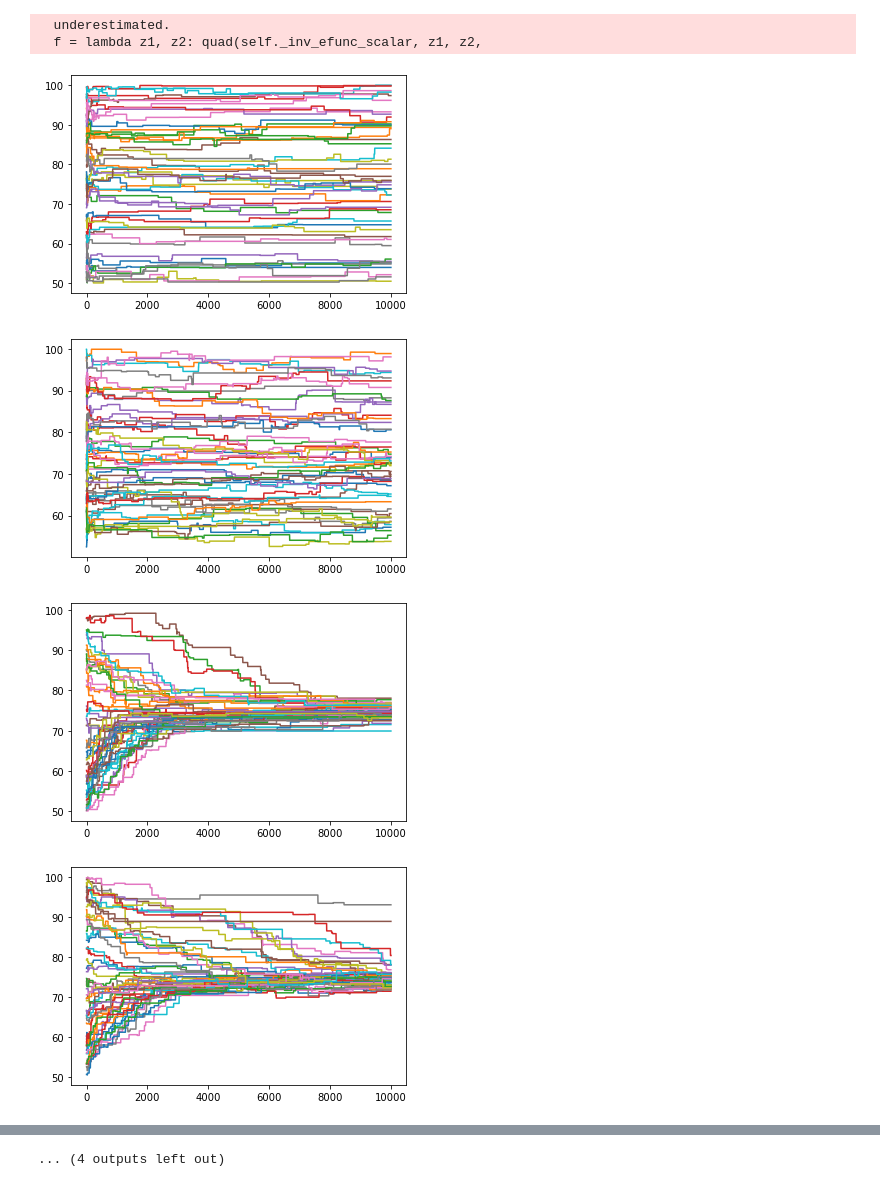
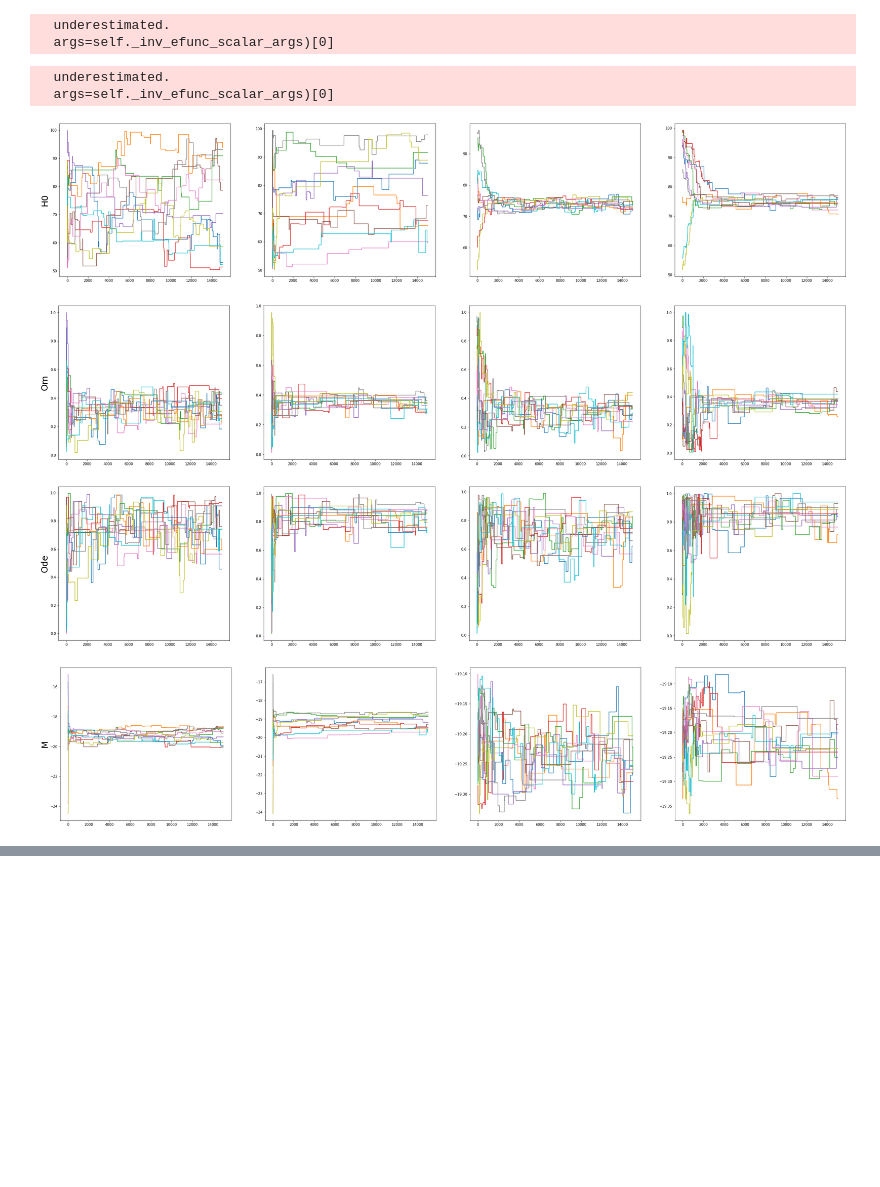
Before and after one commit to josephmlev/group1Project_250, a Jupyter notebook: MCMC_Testing_2.ipynb, the cells around one changed output, grey strips where cells are left out. Drawn from its saved outputs; the diff is of its cells as text; code cells hidden in the pictures; blank space fills up the shorter version.

```diff
--- a/MCMC_Testing_2.ipynb
+++ b/MCMC_Testing_2.ipynb
@@ -8,48 +8,53 @@ import matplotlib.pyplot as plt
 import numpy.random as rand
 # %%
 myData_tot = funs.dataObject('tot')
-myData_sys = funs.dataObject('sys')
+myData_stat = funs.dataObject('stat')
+
+num_chains = 10
+len_chains = 15000
 # %%
-num_chains = 50
-len_chains = 10000
-sigmas = [0.7,0.02,0.05,0.25]
+# sigmas in the generating function for uniform prior on M
+sigmas1 = [2,0.02,0.05,0.25]
 
-chains_tot_uniform = []
-chains_sys_uniform = []
 chains_tot_gaussian = []
-chains_sys_gaussian = []
+chains_stat_gaussian = []
 
 for i in range(0,num_chains):
-    chains_tot_uniform.append(samp.mcmc_sampler(myData_tot,len_chains,sigmas=sigmas,prior='uniform'))
-    chains_sys_uniform.append(samp.mcmc_sampler(myData_sys,len_chains,sigmas=sigmas,prior='uniform'))
-    chains_tot_gaussian.append(samp.mcmc_sampler(myData_tot,len_chains,sigmas=sigmas,prior='gaussian'))
-    chains_sys_gaussian.append(samp.mcmc_sampler(myData_sys,len_chains,sigmas=sigmas,prior='gaussian'))
+    chains_tot_gaussian.append(samp.mcmc_sampler(myData_tot,len_chains,sigmas=sigmas1,prior='gaussian'))
+    chains_stat_gaussian.append(samp.mcmc_sampler(myData_stat,len_chains,sigmas=sigmas1,prior='gaussian'))
 # %% [output]
   underestimated.
-  f = lambda z1, z2: quad(self._inv_efunc_scalar, z1, z2,
+  args=self._inv_efunc_scalar_args)[0]
+# %%
+# sigmas in the generating function for uniform prior on M
+sigmas2 = [22,0.02,0.05,0.25]
+
+chains_tot_uniform = []
+chains_stat_uniform = []
+
+for i in range(0,num_chains):
+    chains_tot_uniform.append(samp.mcmc_sampler(myData_tot,len_chains,sigmas=sigmas2,prior='uniform'))
+    chains_stat_uniform.append(samp.mcmc_sampler(myData_stat,len_chains,sigmas=sigmas2,prior='uniform'))
+# %% [output]
+  underestimated.
+  args=self._inv_efunc_scalar_args)[0]
 # %%
-for i in range(0,4):
-    for chain in chains_tot_uniform:
-        plt.plot(chain[:,i])
+names = ['H0', 'Om', 'Ode','M']
+
+for i in range(4):
+
+    fig, ax = plt.subplots(1,4,figsize=(40,8))
+
+    for (j,chains) in enumerate([chains_tot_uniform, chains_stat_uniform, chains_tot_gaussian, chains_stat_gaussian]):
+
+        for chain in chains:
+            ax[j].plot(chain[:,i])
+
+    ax[0].set_ylabel(names[i], fontsize=25)
 
     plt.show()
-
-    for chain in chains_sys_uniform:
-        plt.plot(chain[:,i])
-
-    plt.show()
-
-    for chain in chains_tot_gaussian:
-        plt.plot(chain[:,i])
-
-    plt.show()
-
-    for chain in chains_sys_gaussian:
-        plt.plot(chain[:,i])
-
-    plt.show()
 # %% [output]
-[figure, old version]
+[figure, new version]
-[figure, old version]
+[figure, new version]
-[figure, old version]
+[figure, new version]
-[figure, old version]
+[figure, new version]
@@ -64,3 +61,2 @@ for i in range(0,4):
-... (4 outputs left out)
 # %%
 names = ['H0', 'Om', 'Ode','M']
```
Also changed, not shown: parts of 8 cells of this notebook, 1 other file.
